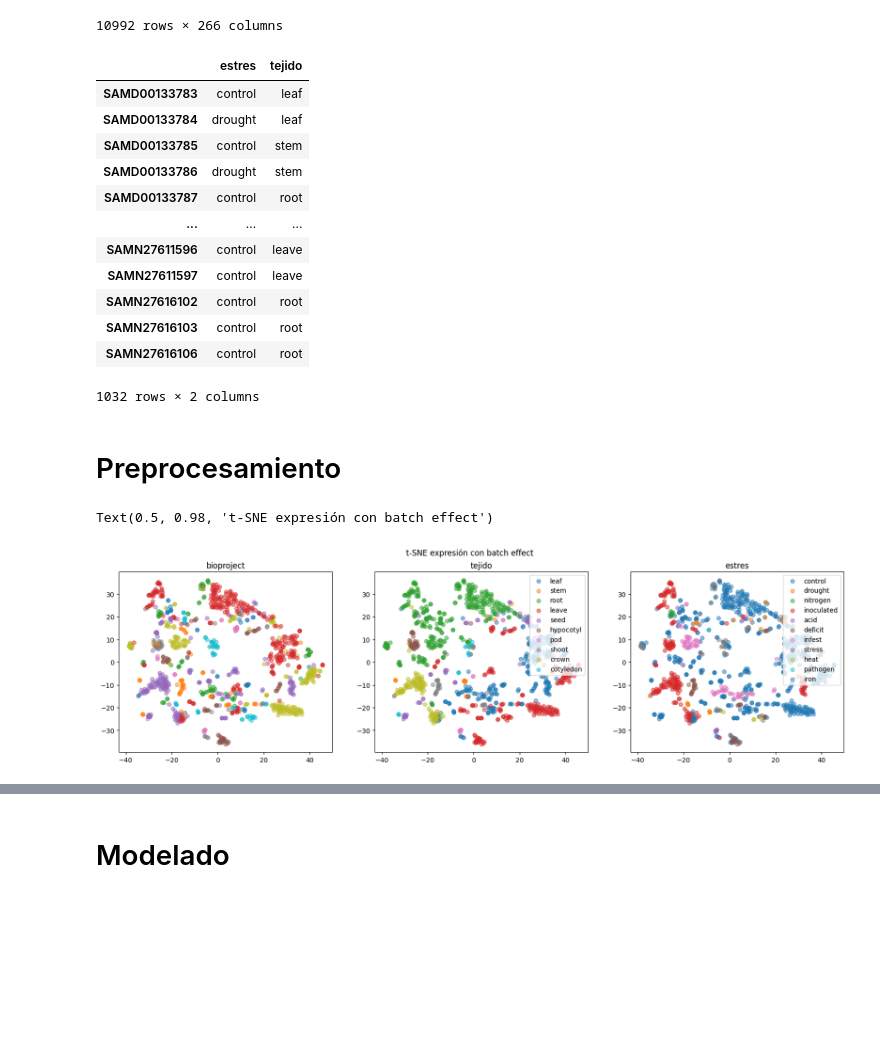
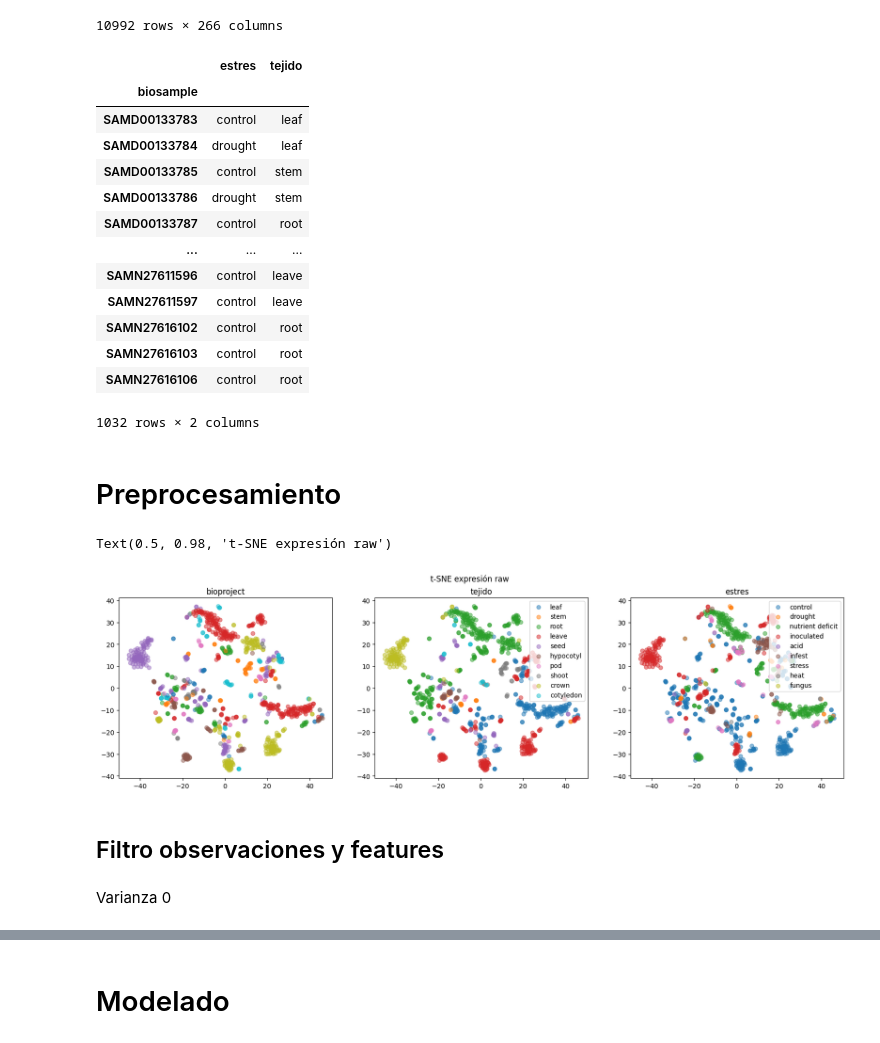
Before and after one commit to freire-guido/soy-biomarkers, a Jupyter notebook: modelado/venancio.ipynb, the cells around one changed output, grey strips where cells are left out. Drawn from its saved outputs; the diff is of its cells as text; code cells hidden in the pictures; blank space fills up the shorter version.

```diff
--- a/modelado/venancio.ipynb
+++ b/modelado/venancio.ipynb
@@ -2,6 +2,6 @@
 import pandas as pd
 import numpy as np
 # %%
-venancio = pd.read_parquet('../expresion/venancio_bias_corrected.parquet')
+venancio = pd.read_parquet('../expresion/venancio.parquet')
 venancio
 # %% [output]
@@ -46,6 +49,7 @@ sra, condicion = sra.align(condicion, join='right', axis=0)
 condicion
 # %% [output]
 |  | estres | tejido |
+| biosample |  |  |
 | SAMD00133783 | control | leaf |
 | SAMD00133784 | drought | leaf |
 | SAMD00133785 | control | stem |
@@ -85,7 +90,11 @@ tsne = manifold.TSNE()
 venancio_tsne = tsne.fit_transform(venancio)
 # %%
 plot_los_tres(venancio_tsne, condicion, sra)
-plt.suptitle('t-SNE expresión con batch effect')
+plt.suptitle('t-SNE expresión raw')
 # %% [output]
-Text(0.5, 0.98, 't-SNE expresión con batch effect')
+Text(0.5, 0.98, 't-SNE expresión raw')
-[figure, old version]
+[figure, new version]
+# %% [markdown]
+## Filtro observaciones y features
+# %% [markdown]
+Varianza 0
```
Also changed, not shown: parts of 23 cells of this notebook.
